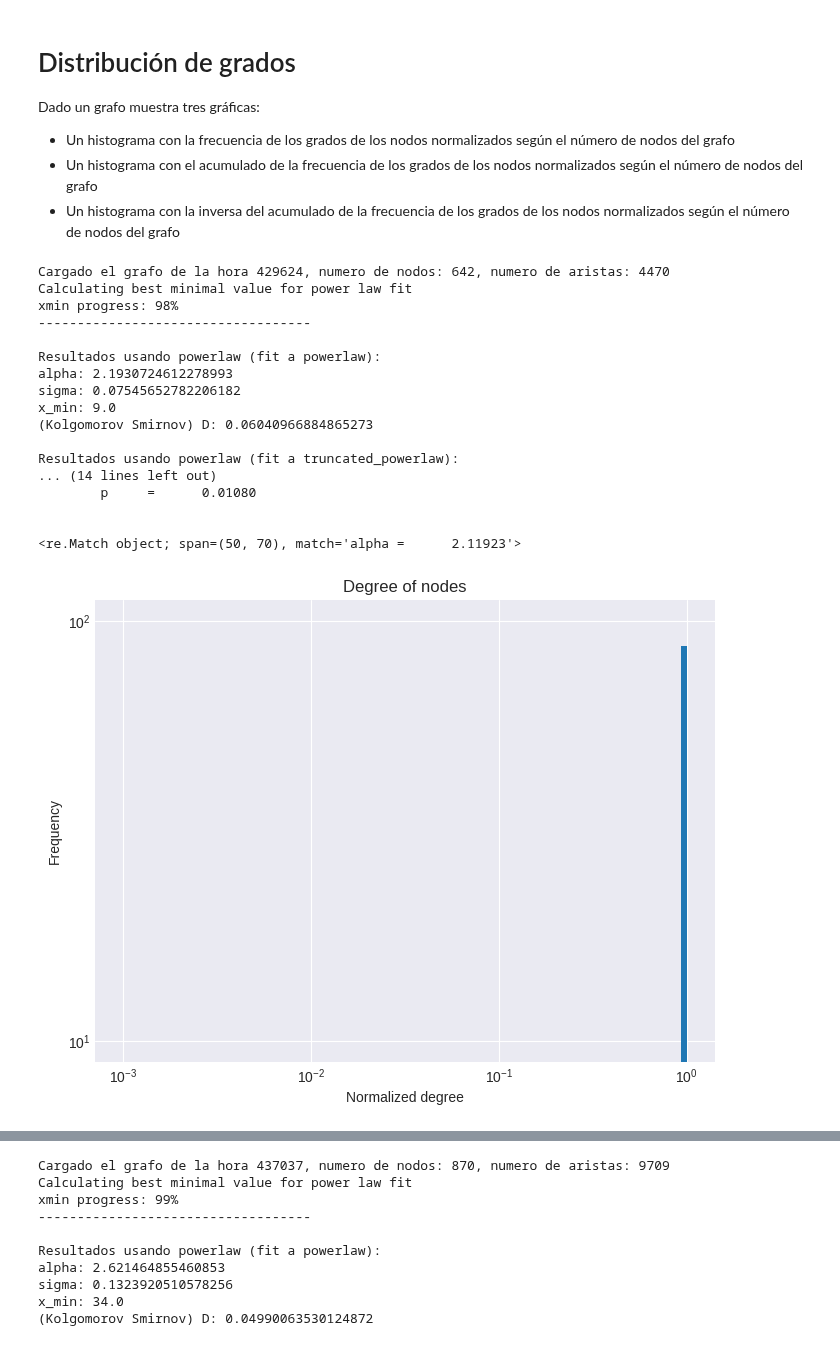
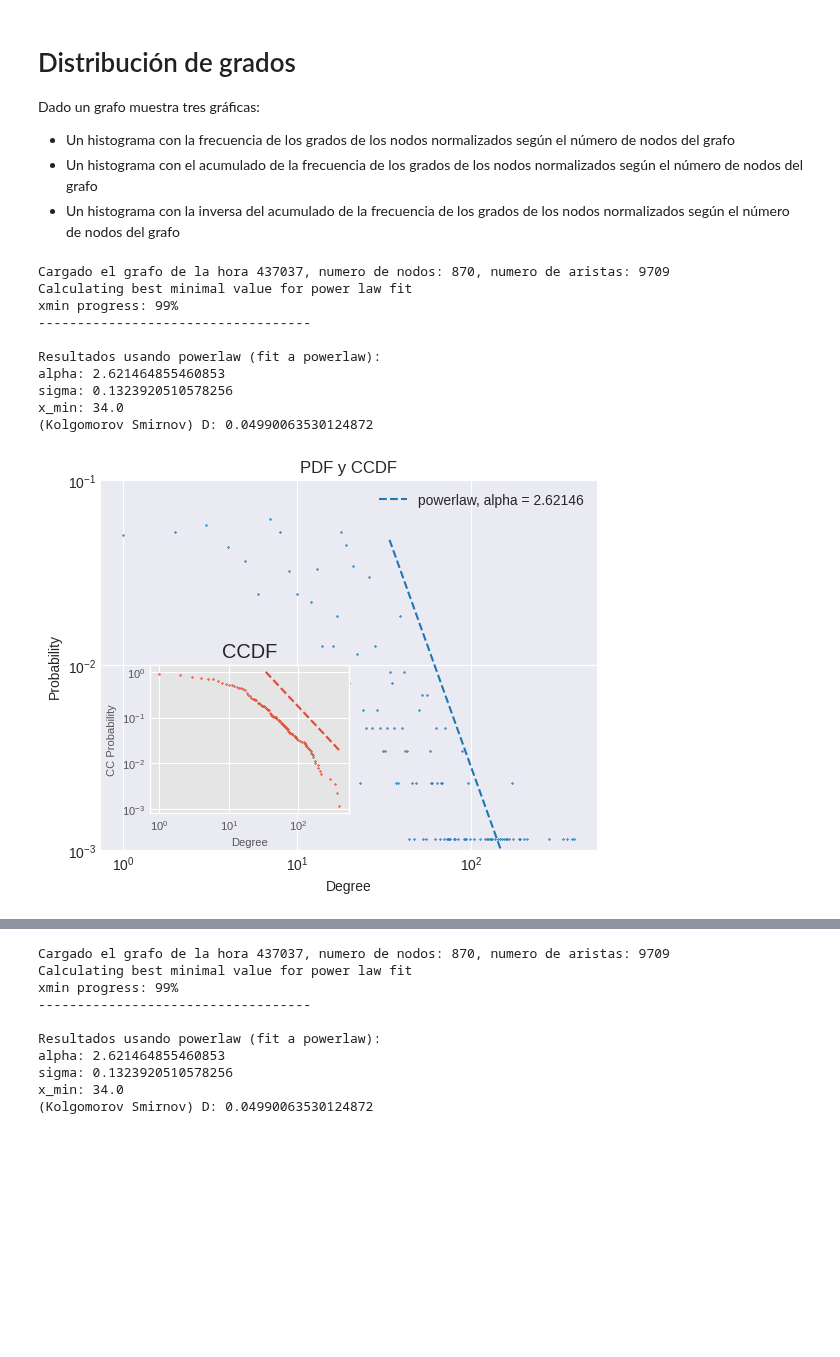
Before and after one commit to Manusua/Social_Manifestations_Fractal, a Jupyter notebook: degree_distribution.ipynb, the cells around one changed output, grey strips where cells are left out. Saved outputs shown, nothing was run; the diff lists cells and outputs as text; code cells hidden in the pictures; blank space fills up the shorter version.

Commit message:
plfit to ccdf

```diff
--- a/degree_distribution.ipynb
+++ b/degree_distribution.ipynb
@@ -30,34 +30,43 @@ def calc_plot_degree_distributions(name_graph, graphs_folder, plots_folder, G=No
     arr_deg_cum = plot_degree_cummulative_distribution(arr_deg_prob, name_graph, plots_folder)
 
     plot_degree_complementary_cummulative_distribution(arr_deg_cum, name_graph, plots_folder)
+# %%
+def calc_yerali(name_graph, graphs_folder, plots_folder, G=None, plfit=True, normalize = False, show_comparative=False, only_ntamas=False):
+    G = load_graph(name_graph, graphs_folder)
+
+    # Normalizamos entre el número total de nodos
+    points = np.sort(np.array(list(dict(G.degree()).values())).astype(float))
+    plfit = get_exp([points], name_graph, show_comparative=show_comparative, only_ntamas=only_ntamas)
+
+    arr_pdf_points = calc_pdf_points([points], G.number_of_nodes())
+
+    arr_cdf_points = calc_cdf_points(arr_pdf_points)
+
+    arr_ccdf_points = calc_ccdf_points(arr_cdf_points)
+
+    plot_yerali(arr_pdf_points, arr_ccdf_points, plfit)
 # %%
 MODE = "hashtag"
 
 MANIFESTACION = "nat"
 hora = "429624"
 
-#MANIFESTACION = "9n"
-#hora = "437037"
+MANIFESTACION = "9n"
+hora = "437037"
 
 graphs_folder, plots_folder = get_paths(MODE, MANIFESTACION, metric="degree")
 
-calc_plot_degree_distributions(hora, graphs_folder, plots_folder, plfit=True, normalize=False, show_comparative=False, only_ntamas=False)
+# calc_plot_degree_distributions(hora, graphs_folder, plots_folder, plfit=True, normalize=False, show_comparative=False, only_ntamas=False)
+calc_yerali(hora, graphs_folder, plots_folder, plfit=True, normalize=False, show_comparative=False, only_ntamas=False)
 # %% [output]
-Cargado el grafo de la hora 429624, numero de nodos: 642, numero de aristas: 4470
+Cargado el grafo de la hora 437037, numero de nodos: 870, numero de aristas: 9709
 Calculating best minimal value for power law fit
-xmin progress: 98%
+xmin progress: 99%
 -----------------------------------
 
 Resultados usando powerlaw (fit a powerlaw):
-alpha: 2.1930724612278993
-sigma: 0.07545652782206182
-x_min: 9.0
-(Kolgomorov Smirnov) D: 0.06040966884865273
-
-Resultados usando powerlaw (fit a truncated_powerlaw):
-... (14 lines left out)
-        p     =      0.01080
-
-
-<re.Match object; span=(50, 70), match='alpha =      2.11923'>
+alpha: 2.621464855460853
+sigma: 0.1323920510578256
+x_min: 34.0
+(Kolgomorov Smirnov) D: 0.04990063530124872
-[figure, old version]
+[figure, new version]
```
Also changed, not shown: parts of 2 cells of this notebook, 14 other files.
